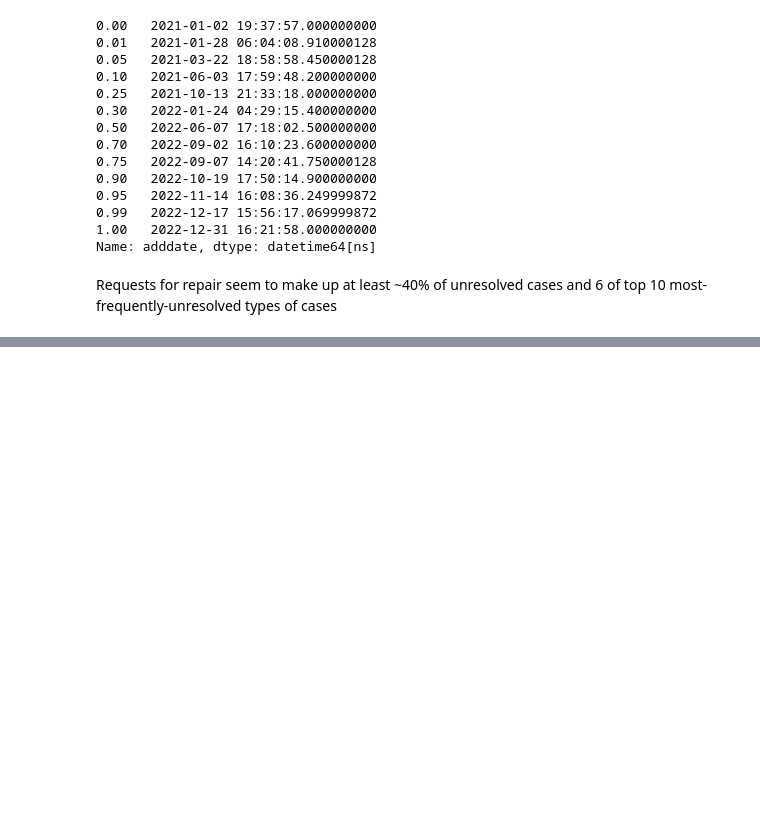
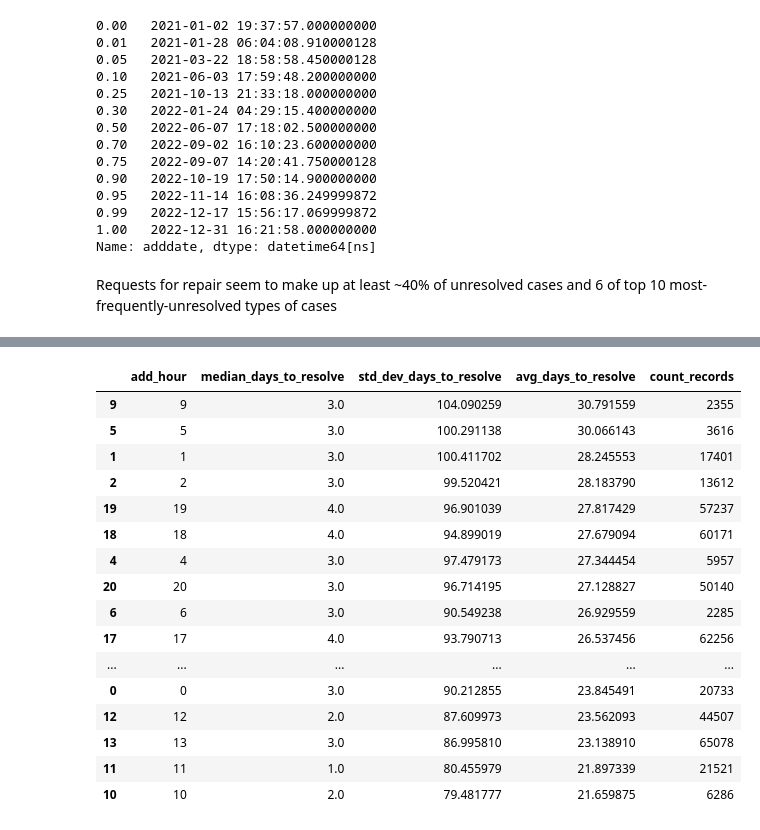
Before and after one commit to FeldmanMike/dc311, a Jupyter notebook: notebooks/01_data_exploration/01_data_exploration.ipynb, the cells around one changed output, grey strips where cells are left out. Cells and saved outputs as stored; diff of their text form; code cells hidden in the pictures; blank space fills up the shorter version.

```diff
--- a/notebooks/01_data_exploration/01_data_exploration.ipynb
+++ b/notebooks/01_data_exploration/01_data_exploration.ipynb
@@ -368,0 +405,6 @@ display(merged_freq_df.sort_values('pct_of_all_unresolved', ascending=False))
+# %%
+df['add_year'] = df['adddate'].dt.year
+df['add_month'] = df['adddate'].dt.month
+df['add_day'] = df['adddate'].dt.dayofweek
+df['add_hour'] = df['adddate'].dt.hour
+df['added_during_work_hour'] = (df['add_hour'] >= 9) & (df['add_hour'] < 17)
@@ -368,0 +463,23 @@ display(merged_freq_df.sort_values('pct_of_all_unresolved', ascending=False))
+# %%
+agg_hour_df = hlp.summarize_relationship_between_target_and_variable(
+    df, 'add_hour'
+)
+agg_hour_df.sort_values('avg_days_to_resolve', ascending=False)
+# %% [output]
+|  | add_hour | median_days_to_resolve | std_dev_days_to_resolve | avg_days_to_resolve | count_records |
+| 9 | 9 | 3.0 | 104.090259 | 30.791559 | 2355 |
+| 5 | 5 | 3.0 | 100.291138 | 30.066143 | 3616 |
+| 1 | 1 | 3.0 | 100.411702 | 28.245553 | 17401 |
+| 2 | 2 | 3.0 | 99.520421 | 28.183790 | 13612 |
+| 19 | 19 | 4.0 | 96.901039 | 27.817429 | 57237 |
+| 18 | 18 | 4.0 | 94.899019 | 27.679094 | 60171 |
+| 4 | 4 | 3.0 | 97.479173 | 27.344454 | 5957 |
+| 20 | 20 | 3.0 | 96.714195 | 27.128827 | 50140 |
+| 6 | 6 | 3.0 | 90.549238 | 26.929559 | 2285 |
+| 17 | 17 | 4.0 | 93.790713 | 26.537456 | 62256 |
+| ... | ... | ... | ... | ... | ... |
+| 0 | 0 | 3.0 | 90.212855 | 23.845491 | 20733 |
+| 12 | 12 | 2.0 | 87.609973 | 23.562093 | 44507 |
+| 13 | 13 | 3.0 | 86.995810 | 23.138910 | 65078 |
+| 11 | 11 | 1.0 | 80.455979 | 21.897339 | 21521 |
+| 10 | 10 | 2.0 | 79.481777 | 21.659875 | 6286 |
```
Also changed, not shown: parts of 18 cells of this notebook.
